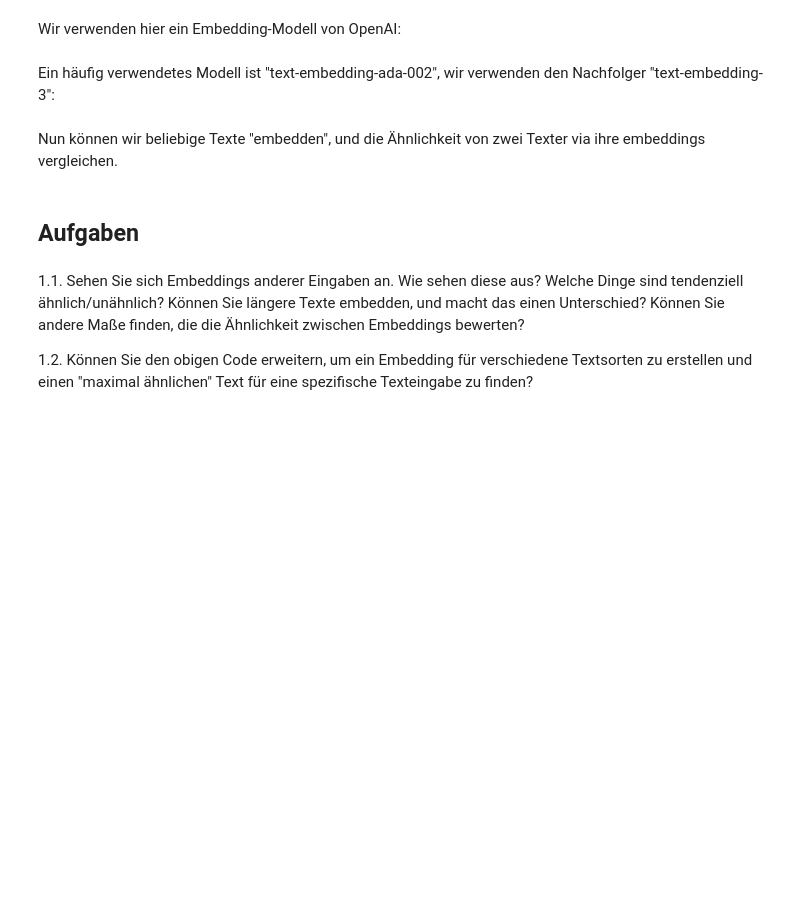
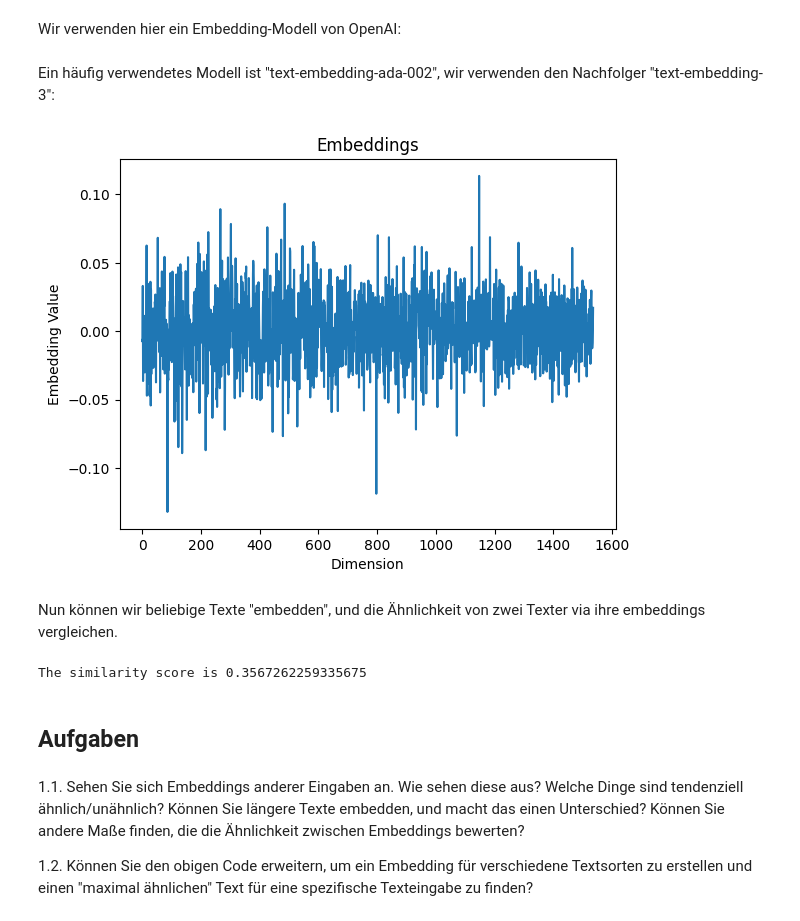
Before and after one commit to terdmann-at/tecday-rag-app, a Jupyter notebook: notebooks/Embeddings.ipynb, the cells around one changed output. Saved outputs shown, nothing was run; the diff lists cells and outputs as text; code cells hidden in the pictures; blank space fills up the shorter version.

```diff
--- a/notebooks/Embeddings.ipynb
+++ b/notebooks/Embeddings.ipynb
@@ -36,22 +38,26 @@ Ein häufig verwendetes Modell ist "text-embedding-ada-002", wir verwenden den N
 # %%
 embedder = get_embedder()
 # %%
-embeddings = embedder.embed_query("This is a test query")
+embeddings = embedder.embed_query("This is another test query")
 
 sns.lineplot(x=range(len(embeddings)), y=embeddings)
 plt.ylabel('Embedding Value')
 plt.xlabel('Dimension')
 plt.title('Embeddings')
 plt.show()
+# %% [output]
+[figure, added]
 # %% [markdown]
 Nun können wir beliebige Texte "embedden", und die Ähnlichkeit von zwei Texter via ihre embeddings vergleichen.
 # %%
-embedding_1 = embedder.embed_query("This is a test query")
-embedding_2 = embedder.embed_query("This is another test query")
+embedding_1 = embedder.embed_query("Hallo")
+embedding_2 = embedder.embed_query("hallo")
 
 similarity_score = cosine_similarity([embedding_1], [embedding_2])[0, 0]
 
 print(f"The similarity score is {similarity_score}")
+# %% [output]
+The similarity score is 0.3567262259335675
 # %% [markdown]
 ## Aufgaben
 # %% [markdown]
```
Also changed, not shown: parts of 6 cells of this notebook, 4 other files.
